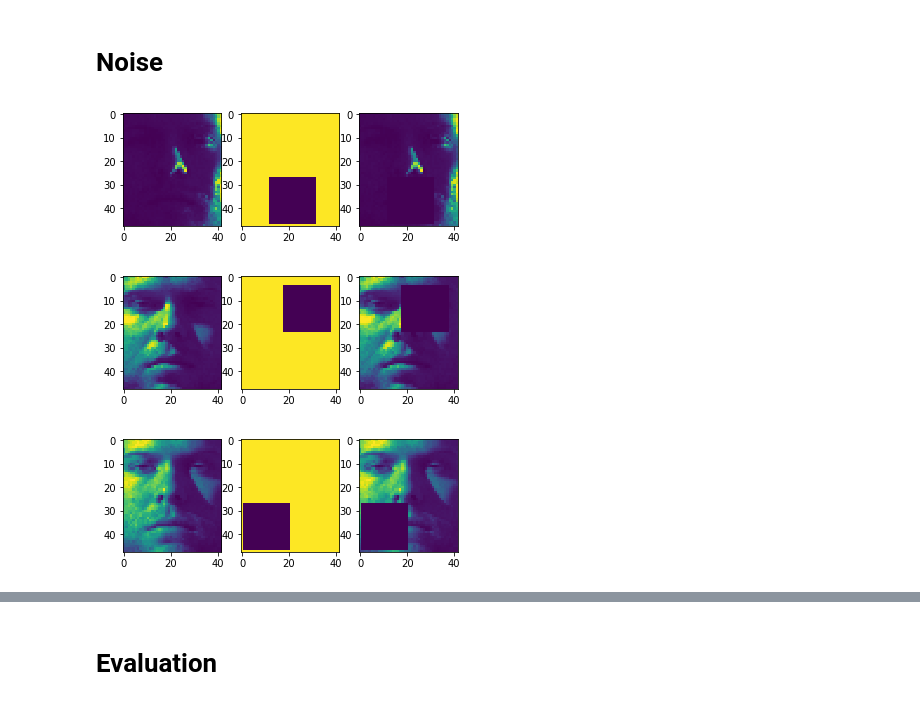
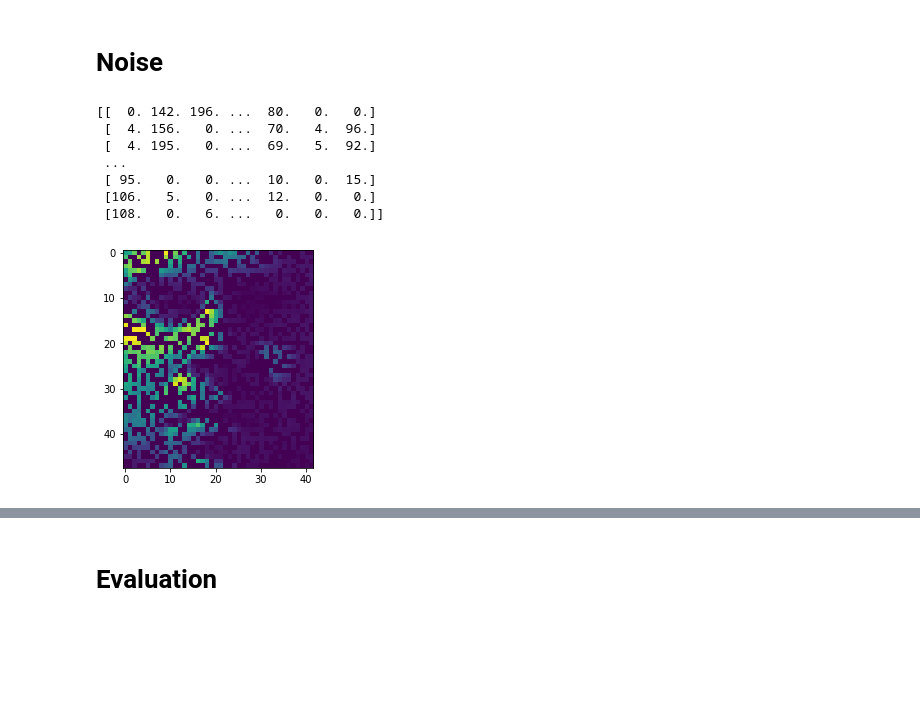
Before and after one commit to Zoey1208/Ice-Cream, a Jupyter notebook: proto.ipynb, the cells around one changed output, grey strips where cells are left out. Saved outputs shown, nothing was run; the diff lists cells and outputs as text; code cells hidden in the pictures; blank space fills up the shorter version.

```diff
--- a/proto.ipynb
+++ b/proto.ipynb
@@ -311,18 +275,53 @@ def add_block(X,shape,r):
     return X_final, one_final
 
 #aX_final, aone_final = add_block(X,(48,42), r=20)
-# %%
-for i in range(3):
-    plt.subplot('131')
-    plt.imshow(X[:,i].reshape(48,42))
-    plt.subplot('132')
-    plt.imshow(aone_final[:,i].reshape(48,42))
-    plt.subplot('133')
-    plt.imshow(aX_final[:,i].reshape(48,42))
-    plt.show()
-# %% [output]
-[figure, removed]
-[figure, removed]
-[figure, removed]
+# %%
+def add_sp(X, shape, r):
+    '''
+        X = n*m matrix
+        shape = the shape of the dataset
+        r = the proportion of the image to block.
+    '''
+    X_final = np.zeros(X.shape)
+    one_final = np.zeros(X.shape)
+#     m = X.shape[1]
+#     n = X.shape[0]
+#     X = X.reshape(*shape, m)
+
+#     X_final = np.zeros(X.shape)
+#     one_final = np.ones(X.shape)
+#     for img in range(m):
+#         random.seed(img)
+#         i,j = random.randint(0,shape[0]-r), random.randint(0,shape[1]-r)
+
+#         block = np.zeros((r,r))
+#         X_tmp = np.matrix.copy(X[:,:,img])
+#         X_tmp[i:i+r,j:j+r] = block
+#         one_tmp = np.ones(shape)
+#         one_tmp[i:i+r, j:j+r]= block
+
+#         X_final[:,:,img] = X_tmp
+#         one_final[:,:,img] = one_tmp
+    for i,col in enumerate(X.T):
+        tmp = np.random.choice(2,size=len(col), p=[r,  1-r])
+        X_final[:,i] = col*tmp
+        one_final[:,i] = tmp
+
+    return X_final, one_final
+# %%
+Q,W = add_sp(X, shape, 0.5)
+print(Q)
+plt.figure()
+plt.imshow(Q[:,1].reshape(48,42))
+plt.show()
+# %% [output]
+[[  0. 142. 196. ...  80.   0.   0.]
+ [  4. 156.   0. ...  70.   4.  96.]
+ [  4. 195.   0. ...  69.   5.  92.]
+ ...
+ [ 95.   0.   0. ...  10.   0.  15.]
+ [106.   5.   0. ...  12.   0.   0.]
+ [108.   0.   6. ...   0.   0.   0.]]
+[figure, added]
 # %%
 img = Image.open('data/ORL/s1/1.pgm')
```
Also changed, not shown: parts of 29 cells of this notebook.
